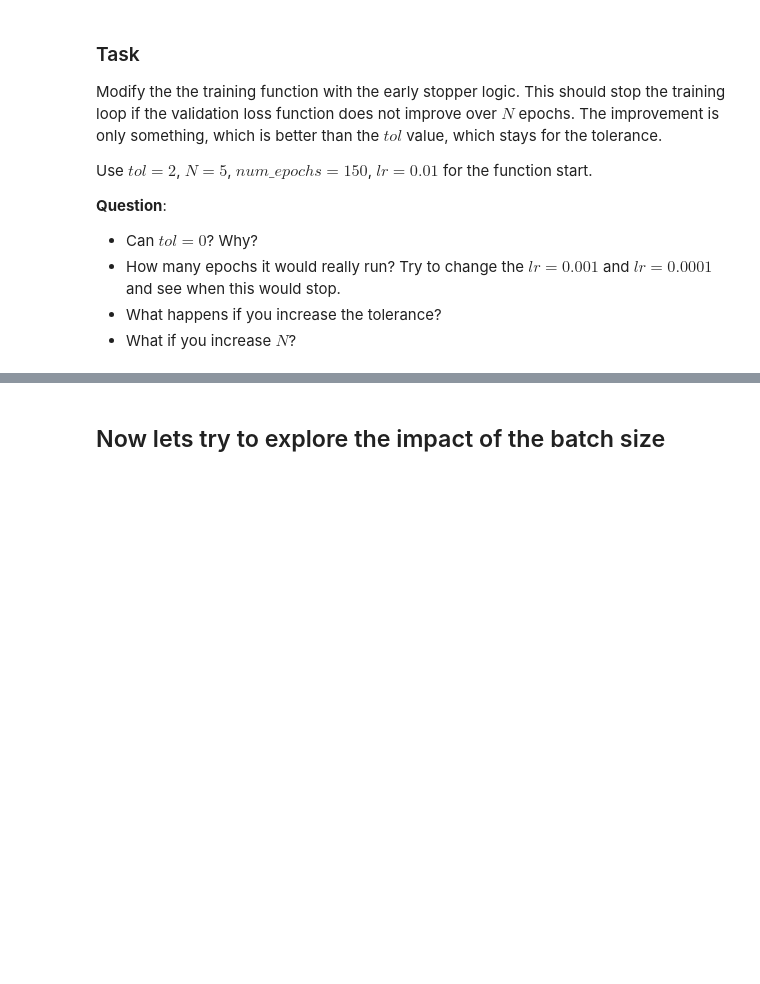
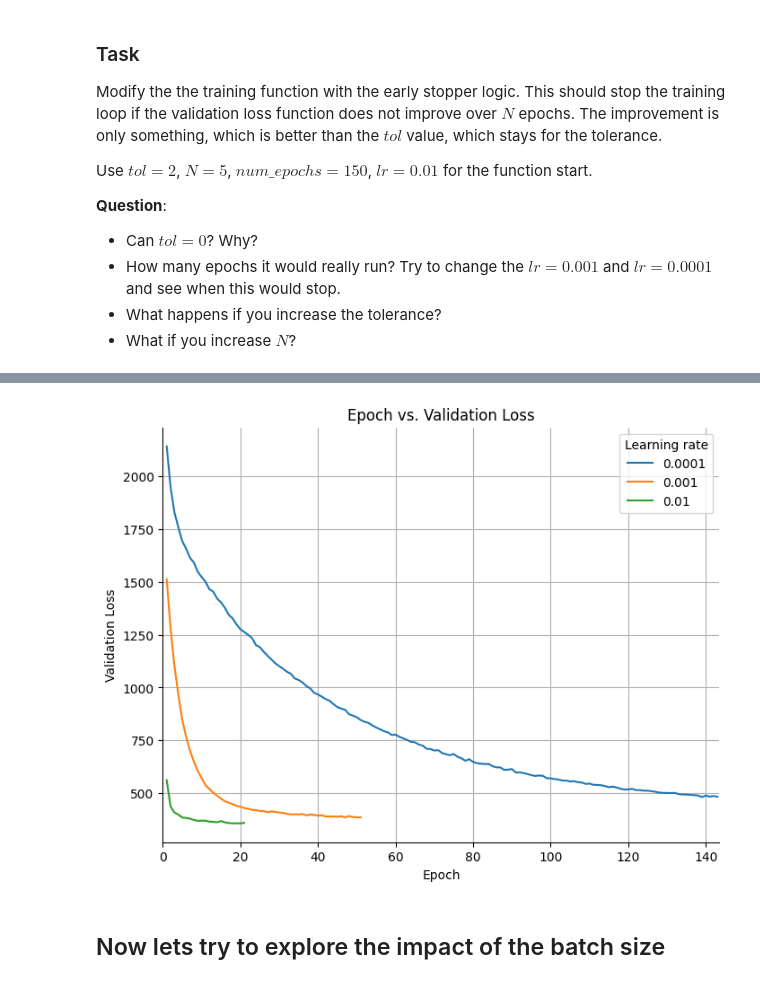
Before and after one commit to DrOetker007/Machine-Learning, a Jupyter notebook: Practical_2 (last summer semester)/2_NAME1_NAME2_Kauws.ipynb, the cells around one changed output, grey strips where cells are left out. Cells and saved outputs as stored; diff of their text form; code cells hidden in the pictures; blank space fills up the shorter version.

```diff
--- a/Practical_2 (last summer semester)/2_NAME1_NAME2_Kauws.ipynb
+++ b/Practical_2 (last summer semester)/2_NAME1_NAME2_Kauws.ipynb
@@ -522,3 +929,30 @@ Use $tol=2$, $N=5$, $num\_epochs=150$, $lr=0.01$ for the function start.
+# %%
+## TODO: Visualize the results. What do you see and why?
+loss_df = pd.DataFrame(all_losses).dropna(subset = ["mean_val_loss"]) # wirft alle NaNs raus
+loss_df["lr"] = loss_df["lr"].astype(str) # für schönere Farben
+
+plt.figure(figsize = (8, 6))
+
+sns.lineplot(
+    data = loss_df,
+    x = "epoch",
+    y = "mean_val_loss",
+    hue = "lr",
+    palette = "tab10"
+)
+
+plt.title("Epoch vs. Validation Loss")
+plt.xlabel("Epoch")
+plt.ylabel("Validation Loss")
+
+plt.xlim(0, loss_df["epoch"].max() + 0.5)
+
+sns.despine()
+plt.legend(title = "Learning rate")
+plt.grid()
+plt.show()
+# %% [output]
+[figure, added]
 # %% [markdown]
 ## Now lets try to explore the impact of the batch size
 # %% [markdown]
```
Also changed, not shown: parts of 42 cells of this notebook, 5 other files.
